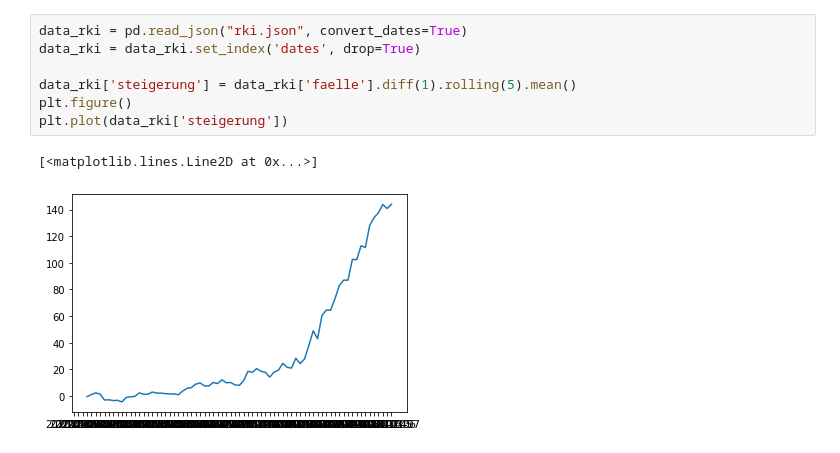
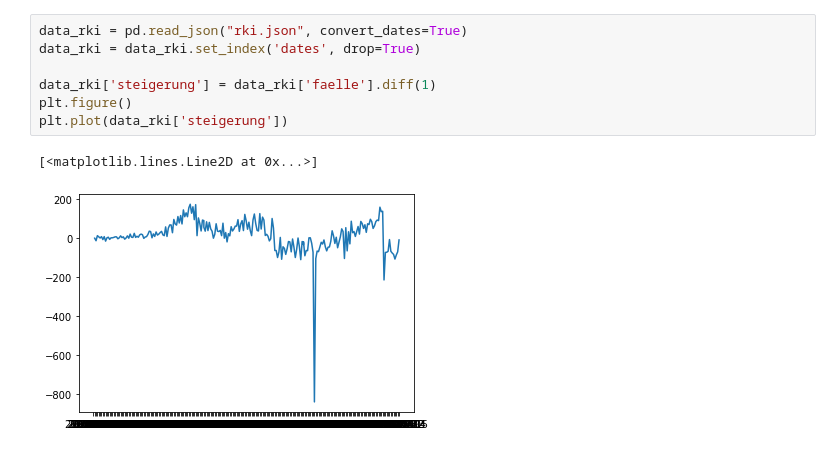
Before and after one commit to mkluge/covid-19, a Jupyter notebook: data/Michas Covid Plots.ipynb, the cells around one changed output. Drawn from its saved outputs; the diff is of its cells as text.

```diff
--- a/data/Michas Covid Plots.ipynb
+++ b/data/Michas Covid Plots.ipynb
@@ -164,10 +125,10 @@ Name: t1, dtype: float64
 # %%
 data_rki = pd.read_json("rki.json", convert_dates=True)
 data_rki = data_rki.set_index('dates', drop=True)
 
-data_rki['steigerung'] = data_rki['faelle'].diff(1).rolling(5).mean()
+data_rki['steigerung'] = data_rki['faelle'].diff(1)
 plt.figure()
 plt.plot(data_rki['steigerung'])
 # %% [output]
 [<matplotlib.lines.Line2D at 0x...>]
-[figure, old version]
+[figure, new version]
```
Also changed, not shown: parts of 7 cells of this notebook.
